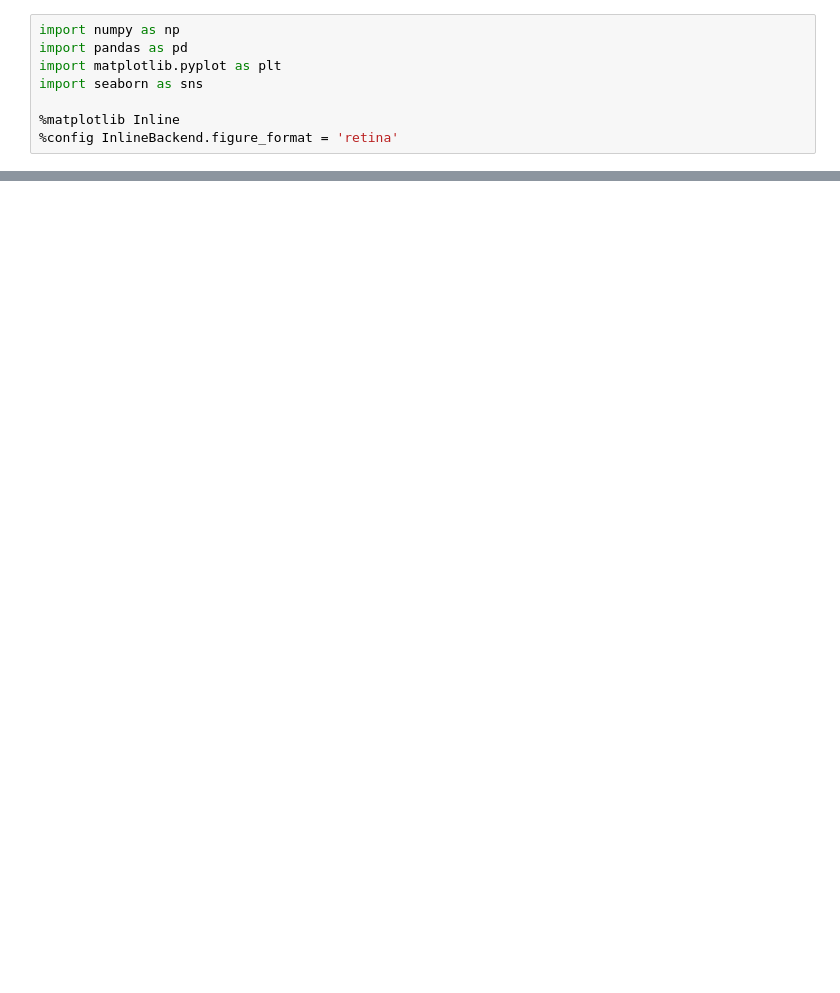
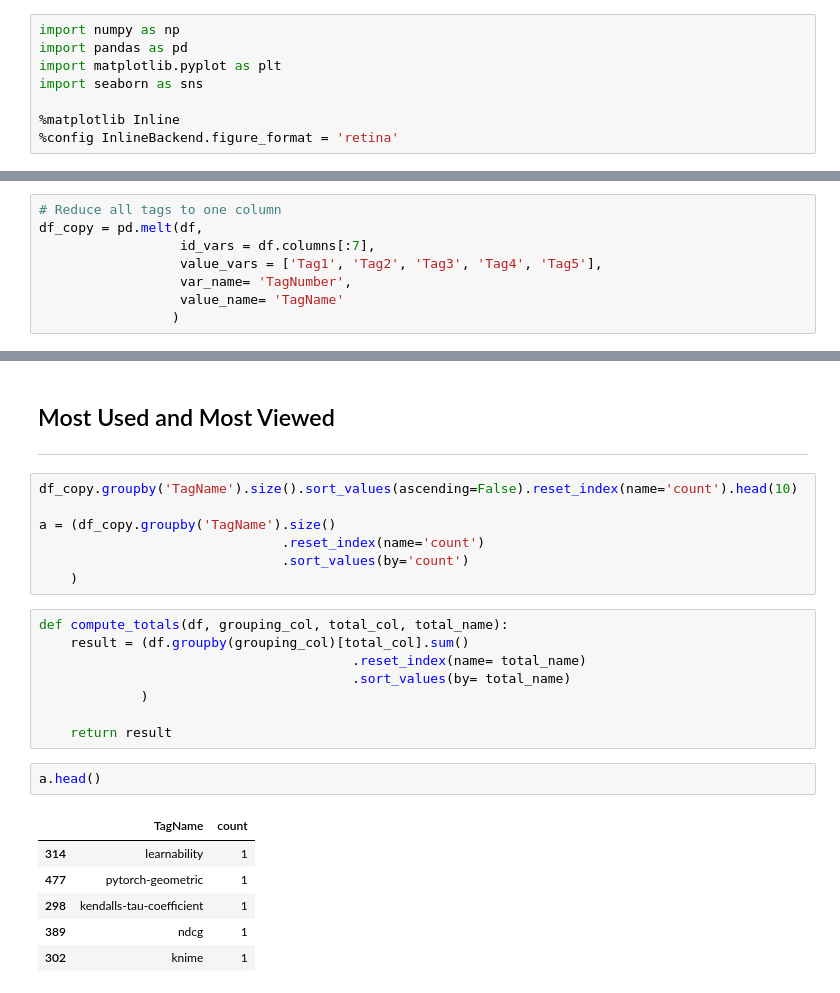
Before and after one commit to Lippins/Popular_DS_questions, a Jupyter notebook: notebook.ipynb, the cells around one changed output, grey strips where cells are left out. Cells and saved outputs as stored; diff of their text form; blank space fills up the shorter version.

```diff
--- a/notebook.ipynb
+++ b/notebook.ipynb
@@ -117,0 +199,8 @@ import seaborn as sns
+# %%
+# Reduce all tags to one column
+df_copy = pd.melt(df,
+                  id_vars = df.columns[:7],
+                  value_vars = ['Tag1', 'Tag2', 'Tag3', 'Tag4', 'Tag5'],
+                  var_name= 'TagNumber',
+                  value_name= 'TagName'
+                 )
@@ -117,0 +226,27 @@ import seaborn as sns
+# %% [markdown]
+## Most Used and Most Viewed
+---
+# %%
+df_copy.groupby('TagName').size().sort_values(ascending=False).reset_index(name='count').head(10)
+
+a = (df_copy.groupby('TagName').size()
+                               .reset_index(name='count')
+                               .sort_values(by='count')
+    )
+# %%
+def compute_totals(df, grouping_col, total_col, total_name):
+    result = (df.groupby(grouping_col)[total_col].sum()
+                                        .reset_index(name= total_name)
+                                        .sort_values(by= total_name)
+             )
+
+    return result
+# %%
+a.head()
+# %% [output]
+|  | TagName | count |
+| 314 | learnability | 1 |
+| 477 | pytorch-geometric | 1 |
+| 298 | kendalls-tau-coefficient | 1 |
+| 389 | ndcg | 1 |
+| 302 | knime | 1 |
```
Also changed, not shown: parts of 14 cells of this notebook.
